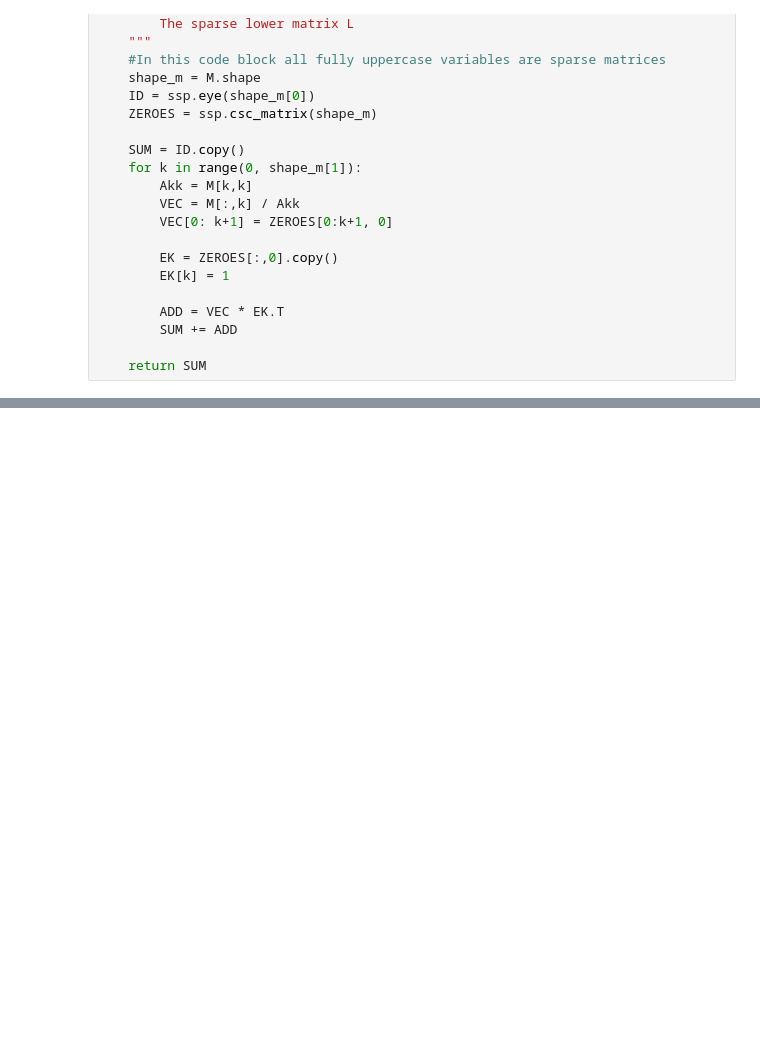
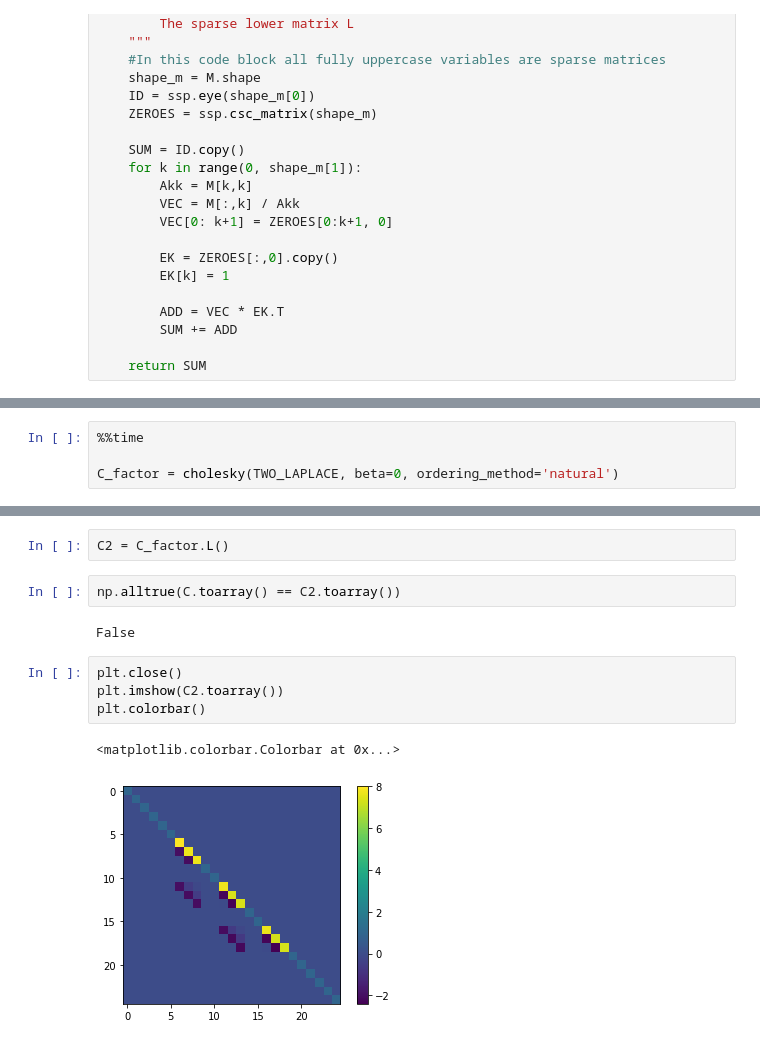
Before and after one commit to SangersJeroen/WI4201, a Jupyter notebook: tensor.ipynb, the cells around one changed output, grey strips where cells are left out. Saved outputs shown, nothing was run; the diff lists cells and outputs as text; blank space fills up the shorter version.

```diff
--- a/tensor.ipynb
+++ b/tensor.ipynb
@@ -289,0 +314,4 @@ def decomp_cholesky(M: ssp.csc_matrix) -> ssp.csc_matrix:
+# %%
+%%time
+
+C_factor = cholesky(TWO_LAPLACE, beta=0, ordering_method='natural')
@@ -289,0 +321,13 @@ def decomp_cholesky(M: ssp.csc_matrix) -> ssp.csc_matrix:
+# %%
+C2 = C_factor.L()
+# %%
+np.alltrue(C.toarray() == C2.toarray())
+# %% [output]
+False
+# %%
+plt.close()
+plt.imshow(C2.toarray())
+plt.colorbar()
+# %% [output]
+<matplotlib.colorbar.Colorbar at 0x...>
+[figure, added]
```
Also changed, not shown: parts of 29 cells of this notebook.
